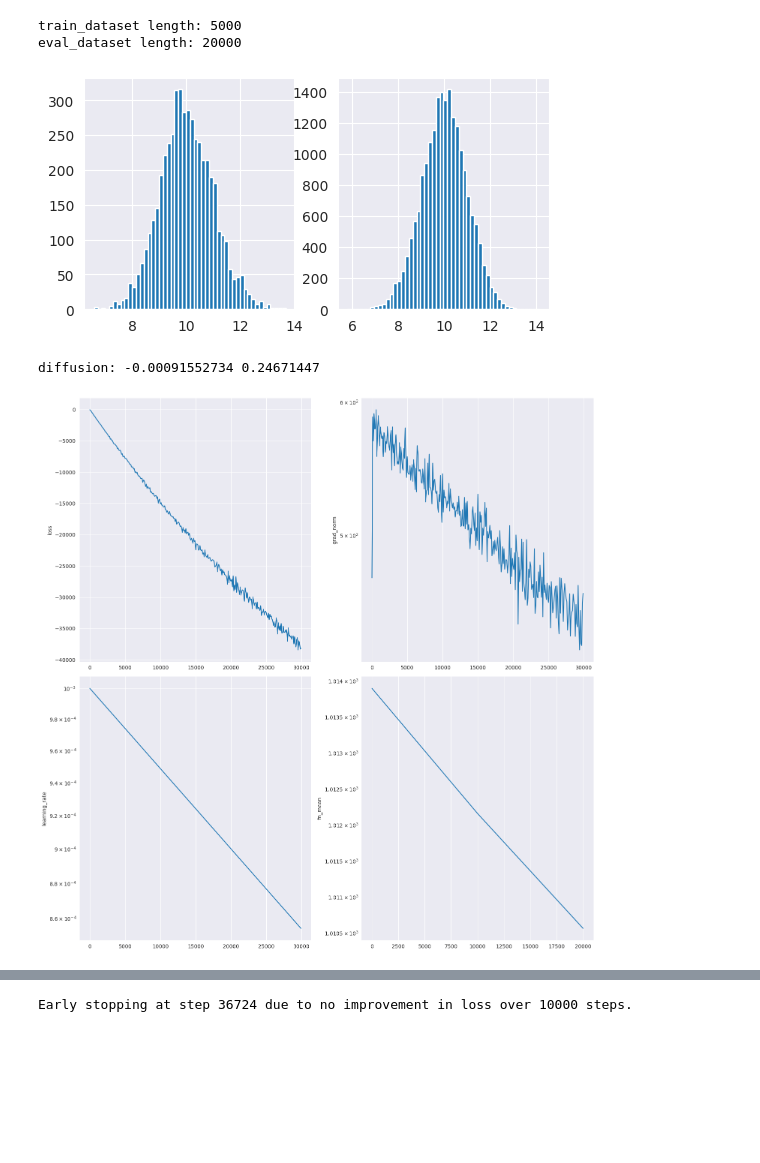
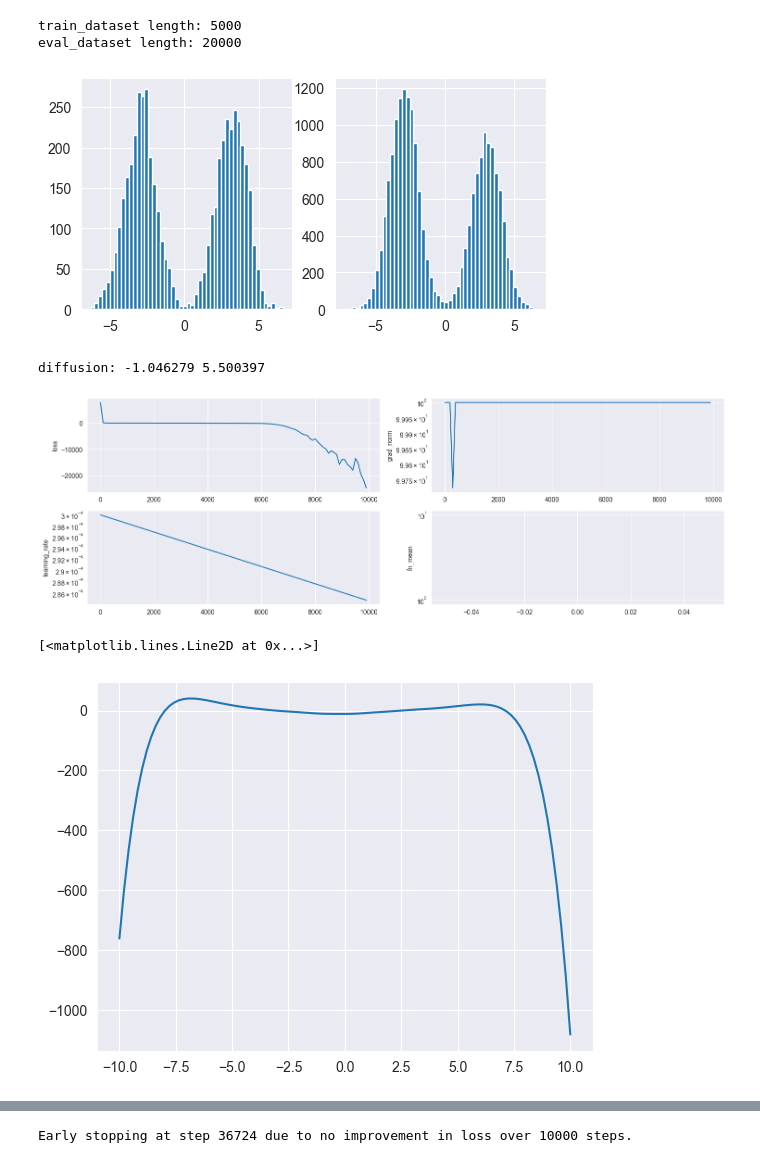
Before and after one commit to kkorolev1/mcmc-control-variates, a Jupyter notebook: diffcv.ipynb, the cells around one changed output, grey strips where cells are left out. Drawn from its saved outputs; the diff is of its cells as text; code cells hidden in the pictures; blank space fills up the shorter version.

Commit message:
init and grad clip for training mlp

```diff
--- a/diffcv.ipynb
+++ b/diffcv.ipynb
@@ -34,7 +36,7 @@ from diffcv.mcmc.estimator import Estimator
 
 sns.set_style("darkgrid")
 # %%
-DIST_DIM = 1000 # Dimension of a Gaussian
+DIST_DIM = 1 # Dimension of a Gaussian
 
 SAMPLER_N_SAMPLES = 1000 # Number of samples in one chain
 SAMPLER_N_BURNIN = 1000 # Number of samples to ignore in one chain
@@ -48,18 +50,25 @@ EVAL_SIZE = 20 * SAMPLER_N_SAMPLES
 # %%
 rng = jax.random.PRNGKey(50)
 
-dist = D.MultivariateNormal(loc=10 * jnp.ones((DIST_DIM), dtype=float), covariance_matrix=jnp.eye((DIST_DIM), dtype=float))
+a = 3
+dist = GaussianMixture(
+    means=jnp.stack([-a * jnp.ones((DIST_DIM), dtype=float), a * jnp.ones((DIST_DIM), dtype=float)], axis=0),
+    covs=jnp.stack([jnp.ones((DIST_DIM), dtype=float), jnp.ones((DIST_DIM), dtype=float)], axis=0)
+)
+#dist = D.MultivariateNormal(loc=10 * jnp.ones((DIST_DIM), dtype=float), covariance_matrix=jnp.eye((DIST_DIM), dtype=float))
 log_prob = jax.jit(dist.log_prob)
 grad_log_prob = jax.jit(jax.grad(dist.log_prob))
 
 fn = jax.jit(lambda x: (x ** 2).sum(axis=-1))
 true_pi = (dist.mean ** 2).sum() + dist.variance.sum()
 
-sampler = MALASampler(
+print(f"true pi(f) = {true_pi: .3f}")
+
+sampler = ULASampler(
     log_prob=log_prob,
     dim=DIST_DIM,
     n_samples=SAMPLER_N_SAMPLES,
-    gamma=5e-2,
+    gamma=7e-2,
     burnin_steps=SAMPLER_N_BURNIN,
     init_std=3.0
 )
@@ -83,6 +92,8 @@ class ModelWithConstant(eqx.Module):
     def __call__(self, x):
         return self.model(x)
 # %%
+from diffcv.cv.nn import init_linear, xavier_uniform_init, he_uniform_init, zero_init
+
 def train_model(
         key: jax.random.PRNGKey,
         dist_dim: int,
@@ -101,10 +112,10 @@ def train_model(
         logger: Logger
     ):
     key, subkey = jax.random.split(key)
-    model = CVMLP(in_size=dist_dim, depth=0, width_size=0, activation=jax.nn.elu, key=subkey)
+    model = CVMLP(in_size=dist_dim, depth=3, width_size=64, activation=requ, key=subkey)
 
-    # rng, key = jax.random.split(rng)
-    # model = init_linear(model, key, normal_init)
+    key, subkey = jax.random.split(key)
+    model = init_linear(model, key, he_uniform_init, zero_init)
 
     scheduler = optax.exponential_decay(init_value=lr, transition_steps=20_000, decay_rate=0.9)
     if optim == "sgd":
@@ -162,10 +173,10 @@ def train_als_model(
     ):
 
     key, subkey = jax.random.split(key)
-    model = CVMLP(in_size=dist_dim, depth=0, width_size=0, activation=jax.nn.elu, key=subkey)
+    model = CVMLP(in_size=dist_dim, depth=3, width_size=64, activation=jax.nn.elu, key=subkey)
 
-    # rng, key = jax.random.split(rng)
-    # model = init_linear(model, key, normal_init)
+    key, subkey = jax.random.split(key)
+    model = init_linear(model, key, he_uniform_init, zero_init)
 
     scheduler_diffusion = optax.exponential_decay(init_value=lr, transition_steps=20_000, decay_rate=0.9)
     optimizer_diffusion = optax.inject_hyperparams(optax.adam)(learning_rate=scheduler_diffusion)
@@ -199,6 +210,6 @@ def train_als_model(
     return model
 # %%
 rng, key = jax.random.split(rng)
-base_estimates = Estimator(fn, sampler)(key, n_chains=1000, n_estimates=100)
+base_estimates = Estimator(fn, sampler)(key, n_chains=N_CHAINS, n_estimates=MCMC_N_ESTIMATES)
 print("base:", Estimator.bias(true_pi, base_estimates), Estimator.std(base_estimates))
 # %% [output]
@@ -225,39 +232,45 @@ plt.show()
 # %% [output]
 train_dataset length: 5000
 eval_dataset length: 20000
-[figure, old version]
+[figure, new version]
 # %%
 logger = Logger()
 
 rng, key = jax.random.split(rng)
 model = train_model(
     key=key,
     dist_dim=DIST_DIM,
     fn=fn,
     grad_log_prob=grad_log_prob,
     train_dataloader=train_dataloader,
     eval_dataloader=eval_dataloader,
-    lr=1e-3,
+    lr=3e-4,
     loss_fn="diffusion",
     optim="adam",
-    n_steps=30_000,
+    n_steps=10_000,
     fn_mean=base_estimates.mean(),
-    patience=3000,
+    patience=3_000,
     logger=logger
 )
 
 plot_log_results(logger)
 
 generator = ScalarGenerator(grad_log_prob, model)
 fn_with_cv = lambda x: fn(x) + generator(x)
 
 rng, key = jax.random.split(rng)
 diffusion_estimates = Estimator(fn_with_cv, sampler)(key, n_chains=N_CHAINS, n_estimates=MCMC_N_ESTIMATES)
 
 print("diffusion:", Estimator.bias(true_pi, diffusion_estimates), Estimator.std(diffusion_estimates))
 # %% [output]
-diffusion: -0.00091552734 0.24671447
+diffusion: -1.046279 5.500397
-[figure, old version]
+[figure, new version]
+# %%
+x = jnp.linspace(-10., 10., 100)
+plt.plot(x, jax.vmap(model)(x.reshape(-1, DIST_DIM)))
+# %% [output]
+[<matplotlib.lines.Line2D at 0x...>]
+[figure, added]
 # %%
 logger = Logger()
 
```
Also changed, not shown: parts of 5 cells of this notebook, 2 other files.
